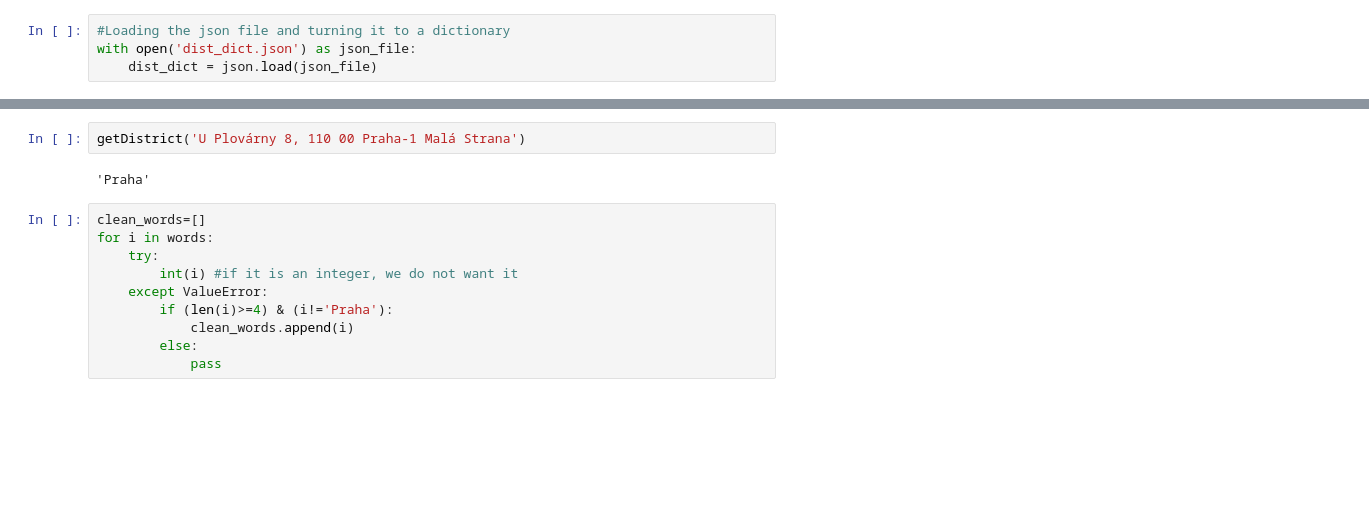
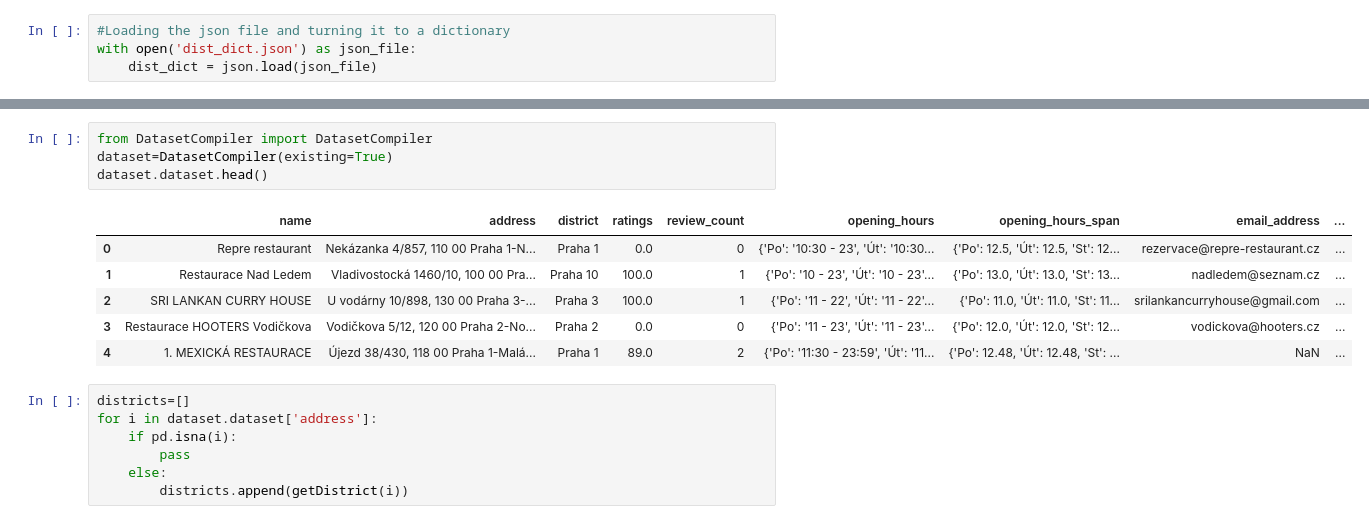
Before and after one commit to Matyas-Mattanelli/Webscraper-Zlate-Stranky, a Jupyter notebook: data_inspection_zlatestranky.ipynb, the cells around one changed output, grey strips where cells are left out. Drawn from its saved outputs; the diff is of its cells as text; blank space fills up the shorter version.

```diff
--- a/data_inspection_zlatestranky.ipynb
+++ b/data_inspection_zlatestranky.ipynb
@@ -416,14 +403,18 @@ def getDistrict(address):
-# %%
-getDistrict('U Plovárny 8, 110 00 Praha-1 Malá Strana')
-# %% [output]
-'Praha'
-# %%
-clean_words=[]
-for i in words:
-    try:
-        int(i) #if it is an integer, we do not want it
-    except ValueError:
-        if (len(i)>=4) & (i!='Praha'):
-            clean_words.append(i)
-        else:
-            pass
+# %%
+from DatasetCompiler import DatasetCompiler
+dataset=DatasetCompiler(existing=True)
+dataset.dataset.head()
+# %% [output]
+|  | name | address | district | ratings | review_count | opening_hours | opening_hours_span | email_address | ... |
+| 0 | Repre restaurant | Nekázanka 4/857, 110 00 Praha 1-N... | Praha 1 | 0.0 | 0 | {'Po': '10:30 - 23', 'Út': '10:30... | {'Po': 12.5, 'Út': 12.5, 'St': 12... | rezervace@repre-restaurant.cz | ... |
+| 1 | Restaurace Nad Ledem | Vladivostocká 1460/10, 100 00 Pra... | Praha 10 | 100.0 | 1 | {'Po': '10 - 23', 'Út': '10 - 23'... | {'Po': 13.0, 'Út': 13.0, 'St': 13... | nadledem@seznam.cz | ... |
+| 2 | SRI LANKAN CURRY HOUSE | U vodárny 10/898, 130 00 Praha 3-... | Praha 3 | 100.0 | 1 | {'Po': '11 - 22', 'Út': '11 - 22'... | {'Po': 11.0, 'Út': 11.0, 'St': 11... | srilankancurryhouse@gmail.com | ... |
+| 3 | Restaurace HOOTERS Vodičkova | Vodičkova 5/12, 120 00 Praha 2-No... | Praha 2 | 0.0 | 0 | {'Po': '11 - 23', 'Út': '11 - 23'... | {'Po': 12.0, 'Út': 12.0, 'St': 12... | vodickova@hooters.cz | ... |
+| 4 | 1. MEXICKÁ RESTAURACE | Újezd 38/430, 118 00 Praha 1-Malá... | Praha 1 | 89.0 | 2 | {'Po': '11:30 - 23:59', 'Út': '11... | {'Po': 12.48, 'Út': 12.48, 'St': ... | NaN | ... |
+# %%
+districts=[]
+for i in dataset.dataset['address']:
+    if pd.isna(i):
+        pass
+    else:
+        districts.append(getDistrict(i))
```
Also changed, not shown: parts of 6 cells of this notebook, 2 other files.
